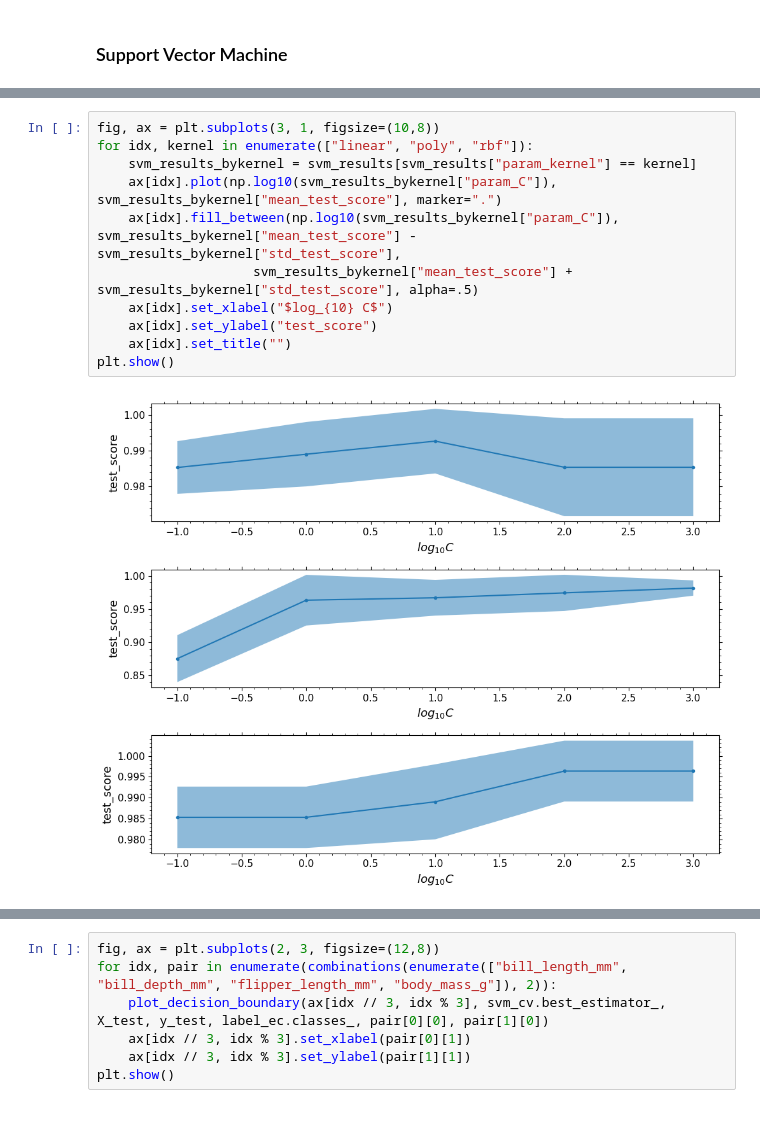
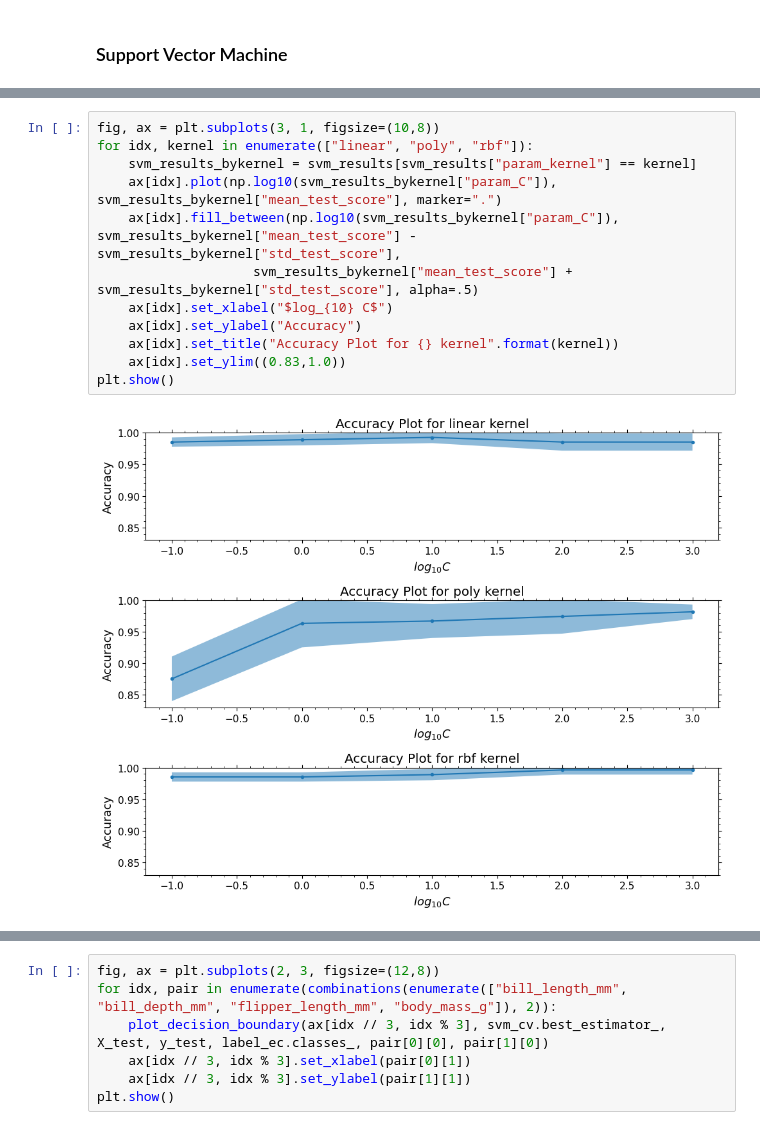
Before and after one commit to james-hughes1/mphildis-coursework, a Jupyter notebook: applied-data-science/Examples2.ipynb, the cells around one changed output, grey strips where cells are left out. Cells and saved outputs as stored; diff of their text form.

```diff
--- a/applied-data-science/Examples2.ipynb
+++ b/applied-data-science/Examples2.ipynb
@@ -211,13 +219,14 @@ svm_results
 # %%
 fig, ax = plt.subplots(3, 1, figsize=(10,8))
 for idx, kernel in enumerate(["linear", "poly", "rbf"]):
     svm_results_bykernel = svm_results[svm_results["param_kernel"] == kernel]
     ax[idx].plot(np.log10(svm_results_bykernel["param_C"]), svm_results_bykernel["mean_test_score"], marker=".")
     ax[idx].fill_between(np.log10(svm_results_bykernel["param_C"]), svm_results_bykernel["mean_test_score"] - svm_results_bykernel["std_test_score"],
                     svm_results_bykernel["mean_test_score"] + svm_results_bykernel["std_test_score"], alpha=.5)
     ax[idx].set_xlabel("$log_{10} C$")
-    ax[idx].set_ylabel("test_score")
-    ax[idx].set_title("")
+    ax[idx].set_ylabel("Accuracy")
+    ax[idx].set_title("Accuracy Plot for {} kernel".format(kernel))
+    ax[idx].set_ylim((0.83,1.0))
 plt.show()
 # %% [output]
-[figure, old version]
+[figure, new version]
```
Also changed, not shown: parts of 35 cells of this notebook.
